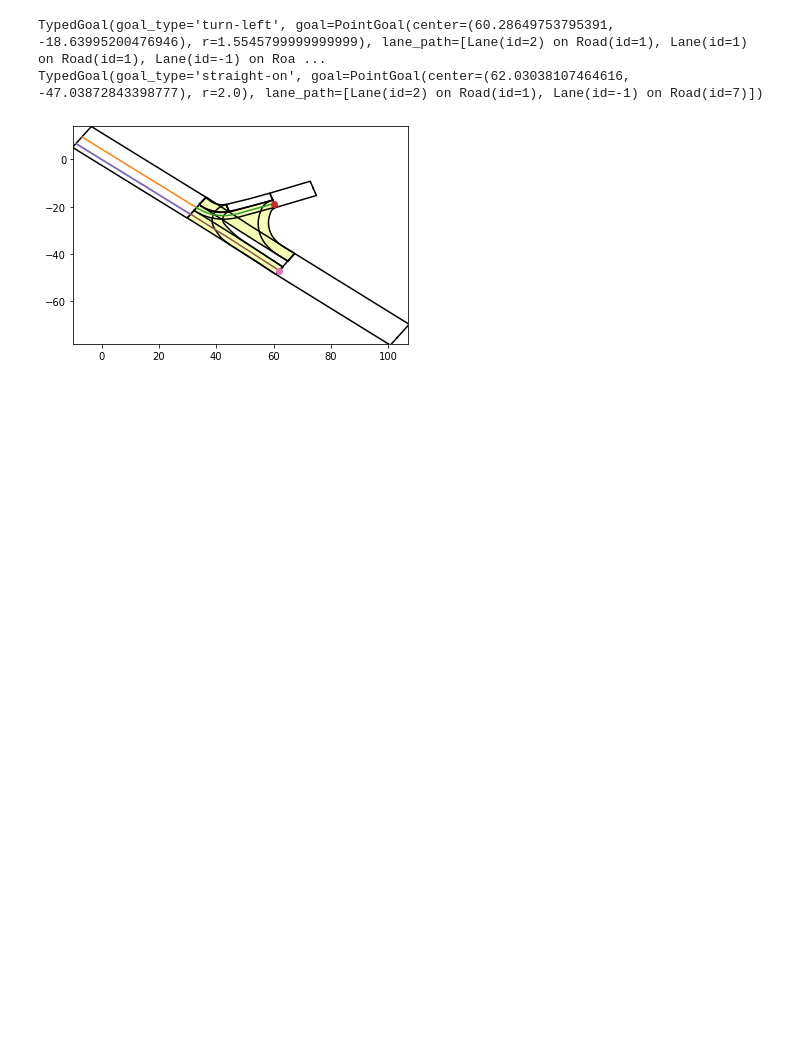
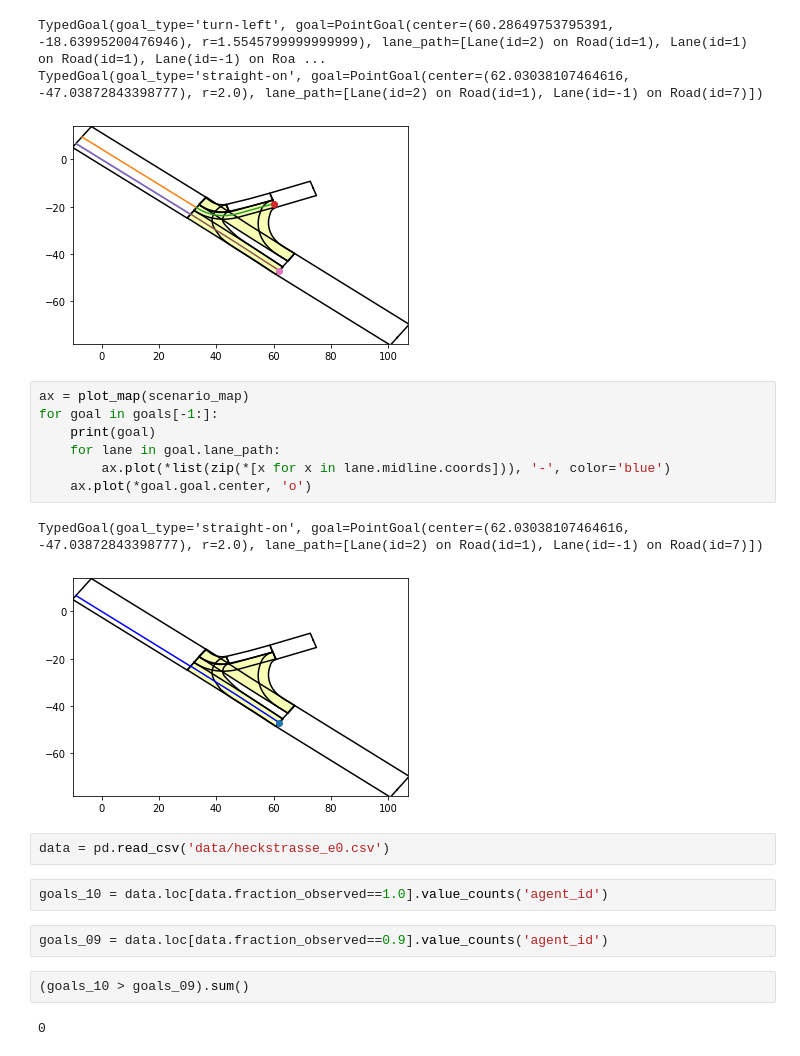
Before and after one commit to uoe-agents/OGRIT, a Jupyter notebook: notebooks/results_analysis.ipynb, the cells around one changed output. Drawn from its saved outputs; the diff is of its cells as text; blank space fills up the shorter version.

```diff
--- a/notebooks/results_analysis.ipynb
+++ b/notebooks/results_analysis.ipynb
@@ -200,3 +282,23 @@ for goal in goals:
 TypedGoal(goal_type='turn-left', goal=PointGoal(center=(60.28649753795391, -18.63995200476946), r=1.5545799999999999), lane_path=[Lane(id=2) on Road(id=1), Lane(id=1) on Road(id=1), Lane(id=-1) on Roa ...
 TypedGoal(goal_type='straight-on', goal=PointGoal(center=(62.03038107464616, -47.03872843398777), r=2.0), lane_path=[Lane(id=2) on Road(id=1), Lane(id=-1) on Road(id=7)])
 [figure]
+# %%
+ax = plot_map(scenario_map)
+for goal in goals[-1:]:
+    print(goal)
+    for lane in goal.lane_path:
+        ax.plot(*list(zip(*[x for x in lane.midline.coords])), '-', color='blue')
+    ax.plot(*goal.goal.center, 'o')
+# %% [output]
+TypedGoal(goal_type='straight-on', goal=PointGoal(center=(62.03038107464616, -47.03872843398777), r=2.0), lane_path=[Lane(id=2) on Road(id=1), Lane(id=-1) on Road(id=7)])
+[figure, added]
+# %%
+data = pd.read_csv('data/heckstrasse_e0.csv')
+# %%
+goals_10 = data.loc[data.fraction_observed==1.0].value_counts('agent_id')
+# %%
+goals_09 = data.loc[data.fraction_observed==0.9].value_counts('agent_id')
+# %%
+(goals_10 > goals_09).sum()
+# %% [output]
+0
```
Also changed, not shown: parts of 47 cells of this notebook, 10 other files.
